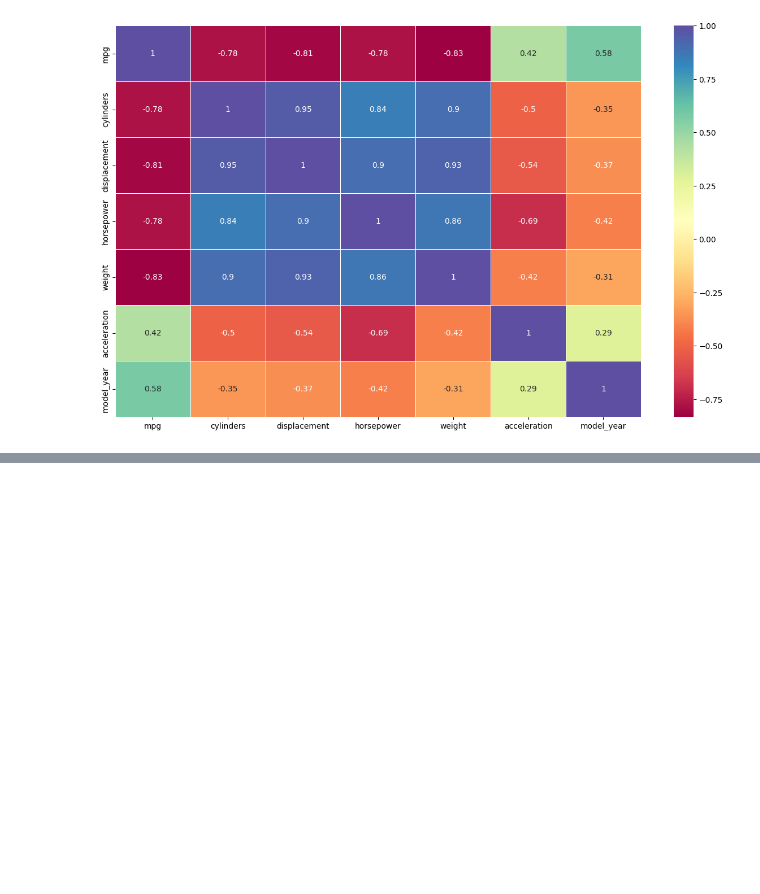
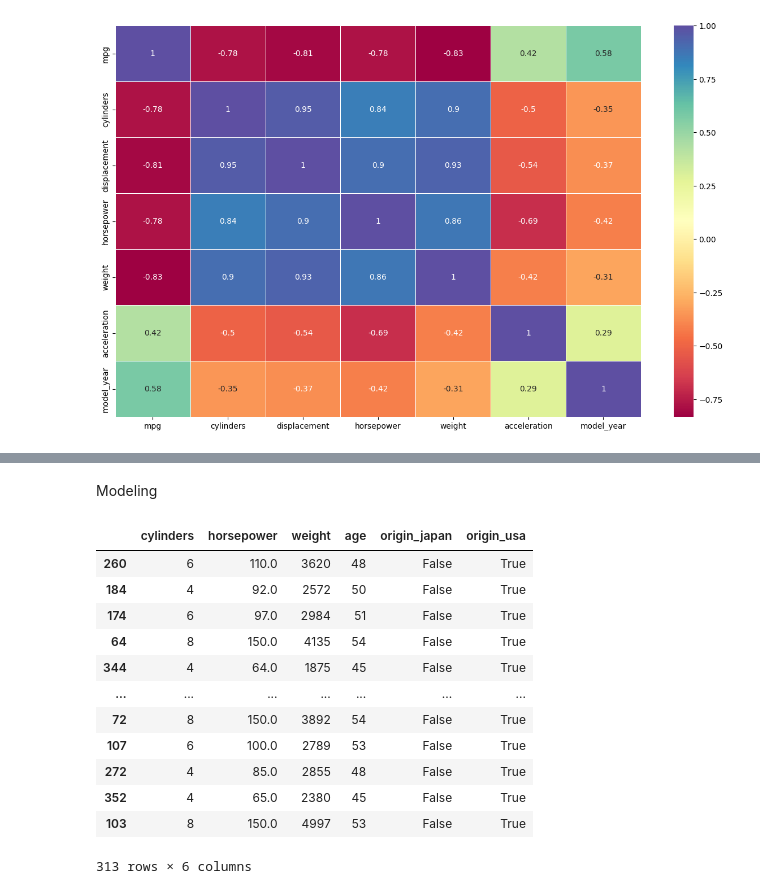
Before and after one commit to EyeMusician1910/Learning-Curve, a Jupyter notebook: Week-2/Day-1/Linear_Regression_Notebook.ipynb, the cells around one changed output, grey strips where cells are left out. Drawn from its saved outputs; the diff is of its cells as text; code cells hidden in the pictures; blank space fills up the shorter version.

```diff
--- a/Week-2/Day-1/Linear_Regression_Notebook.ipynb
+++ b/Week-2/Day-1/Linear_Regression_Notebook.ipynb
@@ -190,7 +190,5 @@ plt.show()
 [figure]
 # %% [markdown]
 Heatmap of the Correlation Matrix
-# %%
-df.drop(["origin"], axis=1, inplace=True) # dropping the name column as it is not useful for our analysis
 # %%
 plt.figure(figsize=(15,9))
@@ -214,0 +228,2 @@ df.drop(["model_year"], axis=1, inplace=True) # dropping the model_year column a
+# %%
+df= pd.get_dummies(df, drop_first=True) # converting the origin column into dummy variables and dropping the first category to avoid multicollinearity
@@ -214,0 +239,2 @@ df.drop(["model_year"], axis=1, inplace=True) # dropping the model_year column a
+# %% [markdown]
+Modeling
@@ -214,0 +247,16 @@ df.drop(["model_year"], axis=1, inplace=True) # dropping the model_year column a
+# %%
+X_train
+# %% [output]
+|  | cylinders | horsepower | weight | age | origin_japan | origin_usa |
+| 260 | 6 | 110.0 | 3620 | 48 | False | True |
+| 184 | 4 | 92.0 | 2572 | 50 | False | True |
+| 174 | 6 | 97.0 | 2984 | 51 | False | True |
+| 64 | 8 | 150.0 | 4135 | 54 | False | True |
+| 344 | 4 | 64.0 | 1875 | 45 | False | True |
+| ... | ... | ... | ... | ... | ... | ... |
+| 72 | 8 | 150.0 | 3892 | 54 | False | True |
+| 107 | 6 | 100.0 | 2789 | 53 | False | True |
+| 272 | 4 | 85.0 | 2855 | 48 | False | True |
+| 352 | 4 | 65.0 | 2380 | 45 | False | True |
+| 103 | 8 | 150.0 | 4997 | 53 | False | True |
+313 rows × 6 columns
```
Also changed, not shown: parts of 21 cells of this notebook.
